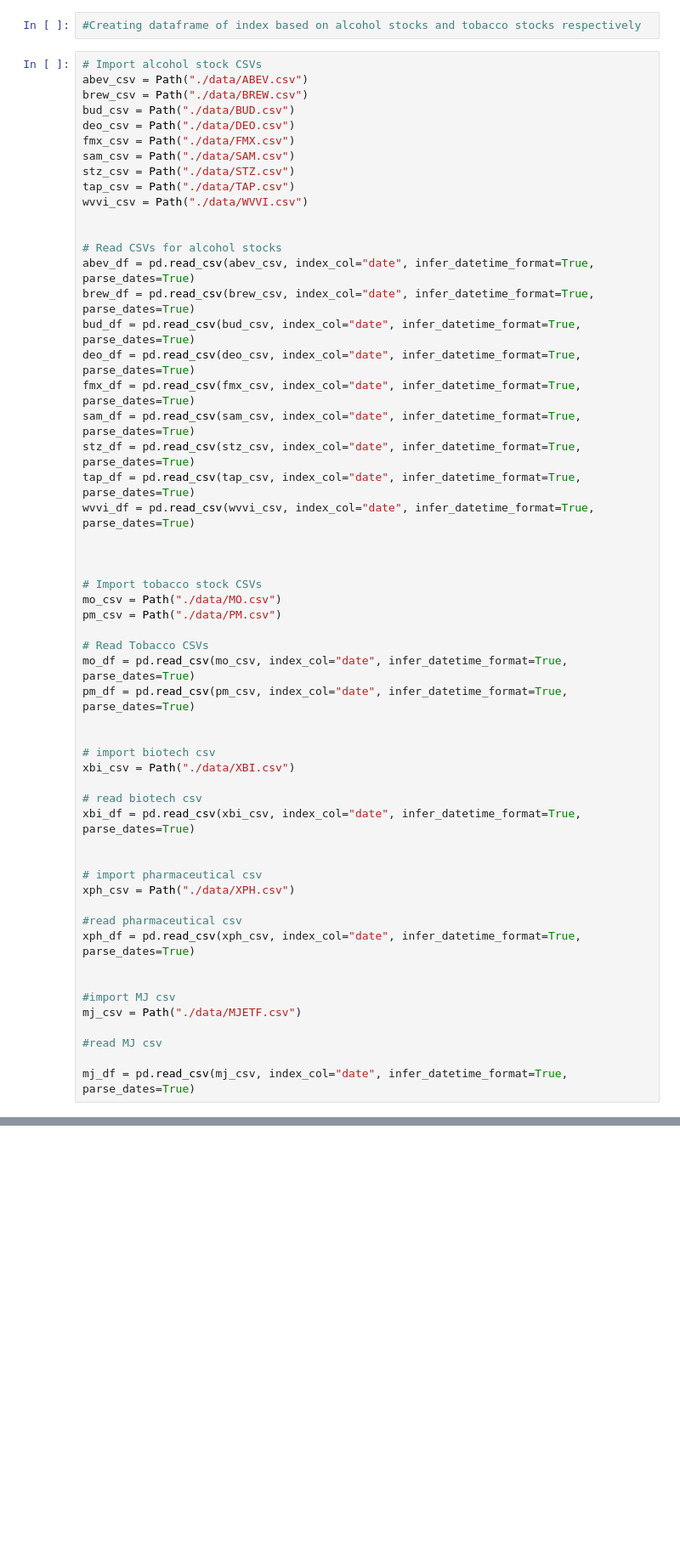
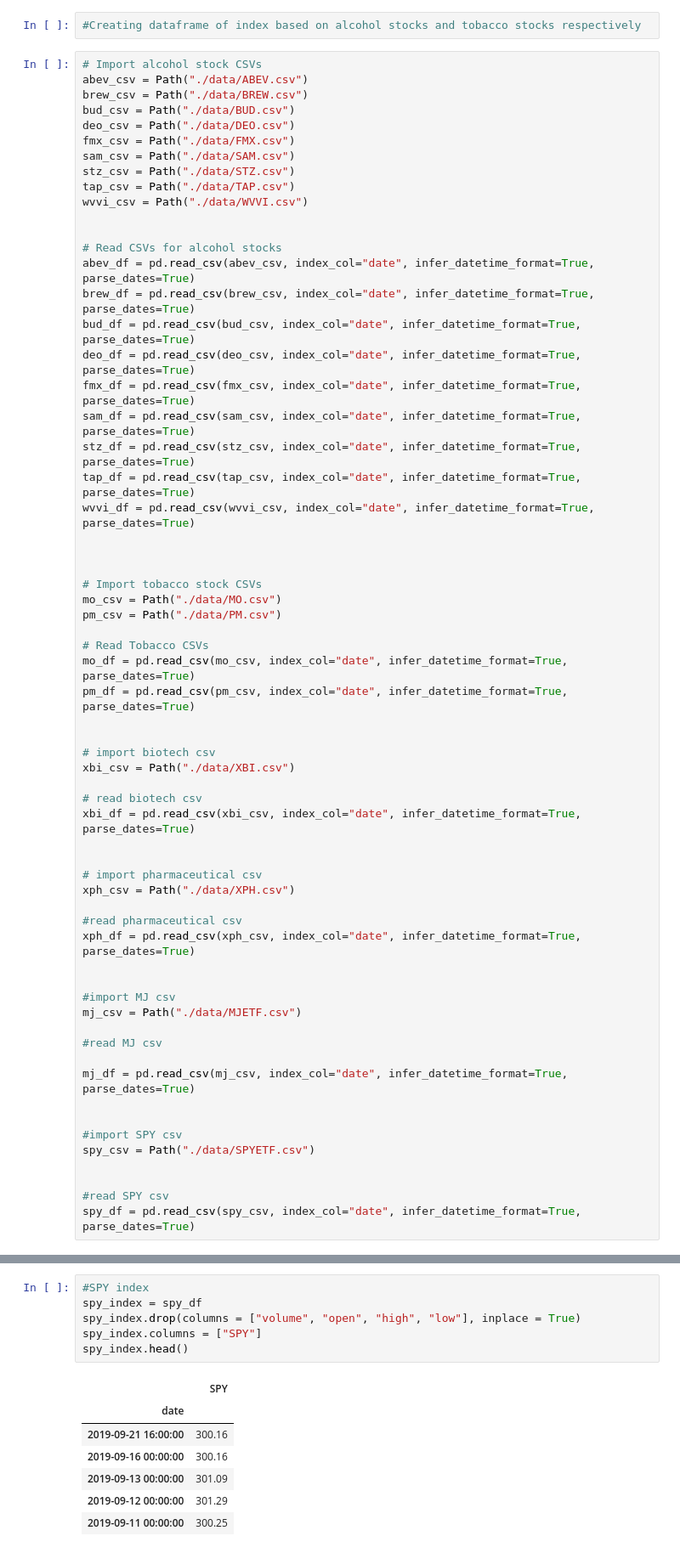
Before and after one commit to Briantaylor97/Cannabis-industry-analysis, a Jupyter notebook: indexes_and_csv_processing.ipynb, the cells around one changed output, grey strips where cells are left out. Shown at 85% size. Drawn from its saved outputs; the diff is of its cells as text; blank space fills up the shorter version.

```diff
--- a/indexes_and_csv_processing.ipynb
+++ b/indexes_and_csv_processing.ipynb
@@ -63,6 +63,14 @@ mj_csv = Path("./data/MJETF.csv")
 #read MJ csv
 
 mj_df = pd.read_csv(mj_csv, index_col="date", infer_datetime_format=True, parse_dates=True)
+
+
+#import SPY csv
+spy_csv = Path("./data/SPYETF.csv")
+
+
+#read SPY csv
+spy_df = pd.read_csv(spy_csv, index_col="date", infer_datetime_format=True, parse_dates=True)
 # %%
 # combine CSVs into indexes
 alcohol_index = pd.concat([abev_df, brew_df, bud_df, deo_df, fmx_df, sam_df, stz_df, tap_df, wvvi_df], axis=1 , join="inner")
@@ -144,0 +147,14 @@ weighted_tobacco_index = tobacco_index.dot(tobacco_weights)
+# %%
+#SPY index
+spy_index = spy_df
+spy_index.drop(columns = ["volume", "open", "high", "low"], inplace = True)
+spy_index.columns = ["SPY"]
+spy_index.head()
+# %% [output]
+|  | SPY |
+| date |  |
+| 2019-09-21 16:00:00 | 300.16 |
+| 2019-09-16 00:00:00 | 300.16 |
+| 2019-09-13 00:00:00 | 301.09 |
+| 2019-09-12 00:00:00 | 301.29 |
+| 2019-09-11 00:00:00 | 300.25 |
```
Also changed, not shown: parts of 8 cells of this notebook.
